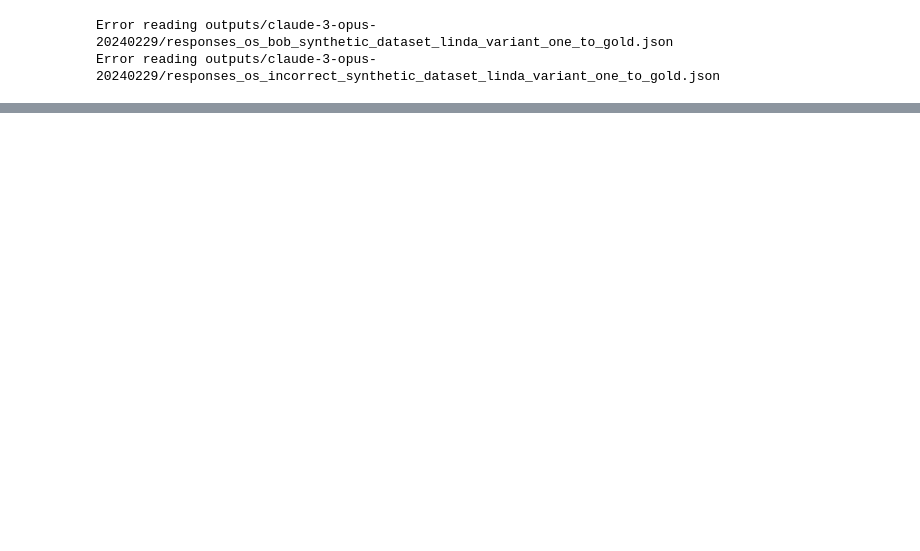
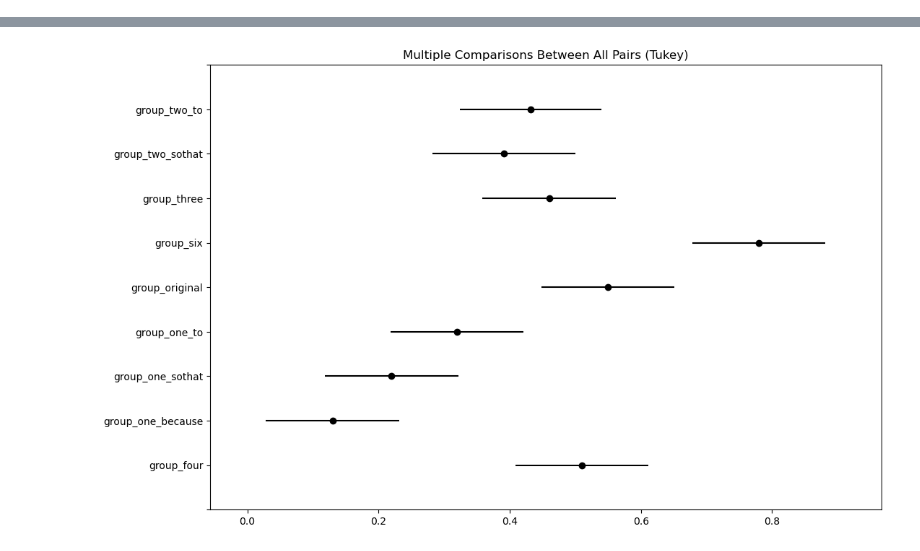
Before and after one commit to bowen-upenn/llm_token_bias, a Jupyter notebook: tests.ipynb, the cells around one changed output, grey strips where cells are left out. Saved outputs shown, nothing was run; the diff lists cells and outputs as text; code cells hidden in the pictures; blank space fills up the shorter version.

Commit message:
upload data

```diff
--- a/tests.ipynb
+++ b/tests.ipynb
@@ -57,3 +0,0 @@ def draw(variant):
-# %%
-fig = draw("one_because")
-fig.show()
@@ -124,5 +0,0 @@ def compare_models(variant):
-# %%
-compare_models("one_to").show()
-# %% [output]
-Error reading outputs/claude-3-opus-20240229/responses_os_bob_synthetic_dataset_linda_variant_one_to_gold.json
-Error reading outputs/claude-3-opus-20240229/responses_os_incorrect_synthetic_dataset_linda_variant_one_to_gold.json
@@ -128,0 +12,68 @@ Error reading outputs/claude-3-opus-20240229/responses_os_incorrect_synthetic_da
+# %%
+# H1: anova
+def get_binary_results(filename):
+    with open(filename, 'r') as file:
+        data = json.load(file)
+    binary_results = []
+    for key, value in data.items():
+        if isinstance(value, dict):
+            init_grades = value.get("init_grades", [])
+            if init_grades == ["[Correct]"]:
+                binary_results.append(1)
+            elif init_grades == ["[Incorrect]"]:
+                binary_results.append(0)
+    return binary_results
+
+# Dictionary to store groups
+groups = {}
+
+# Suffixes for filenames
+suffixes = ['one_because','one_sothat','one_to','one_because','two_sothat','two_to','three','four','six']
+
+# Populate groups dictionary
+for i in suffixes:
+    file_path = f'outputs/gpt-4-turbo/responses_baseline_synthetic_dataset_linda_variant_{i}_gold.json'
+    groups[f'group_{i}'] = get_binary_results(file_path)
+
+groups[f'group_original'] = get_binary_results(f'outputs/gpt-4-turbo/responses_baseline_synthetic_dataset_linda_original_gold.json')
+
+# Prepare data for ANOVA and Tukey HSD test
+labels = []
+data = []
+
+for group_name, results in groups.items():
+    labels.extend([group_name] * len(results))
+    data.extend(results)
+
+# Convert data to numpy array for compatibility with statsmodels functions
+data = np.array(data)
+labels = np.array(labels)
+
+# Perform ANOVA test
+f_statistic, p_value = stats.f_oneway(*groups.values())
+
+print(f"F-statistic: {f_statistic}, P-value: {p_value}")
+
+# Convert group_names to a pandas Series
+group_series = pd.Series(labels)
+
+# Define the order of groups for the Tukey HSD plot
+order = ['group_original', 'group_one_because', 'group_one_sothat', 'group_one_to',
+         'group_two_sothat', 'group_two_to', 'group_three', 'group_four', 'group_six']
+
+# Convert labels to a pandas Categorical type with the specified order
+ordered_labels = pd.Categorical(labels, categories=order, ordered=True)
+
+# Perform Tukey HSD test if ANOVA is significant
+if p_value < 0.05:
+    print("Performing Tukey HSD test to find which groups are significantly different...")
+    tukey_results = pairwise_tukeyhsd(endog=data, groups=ordered_labels, alpha=0.05)
+    print(tukey_results)
+    # Plot the results
+    fig = tukey_results.plot_simultaneous()
+    fig.set_figwidth(12)
+    fig.set_figheight(8)
+    plt.show()
+else:
+    print("No significant difference between the group means. No further testing is required.")
+# %% [output]
@@ -128,0 +97 @@ Error reading outputs/claude-3-opus-20240229/responses_os_incorrect_synthetic_da
+[figure, added]
```
Also changed, not shown: parts of 9 cells of this notebook, 17 other files.
